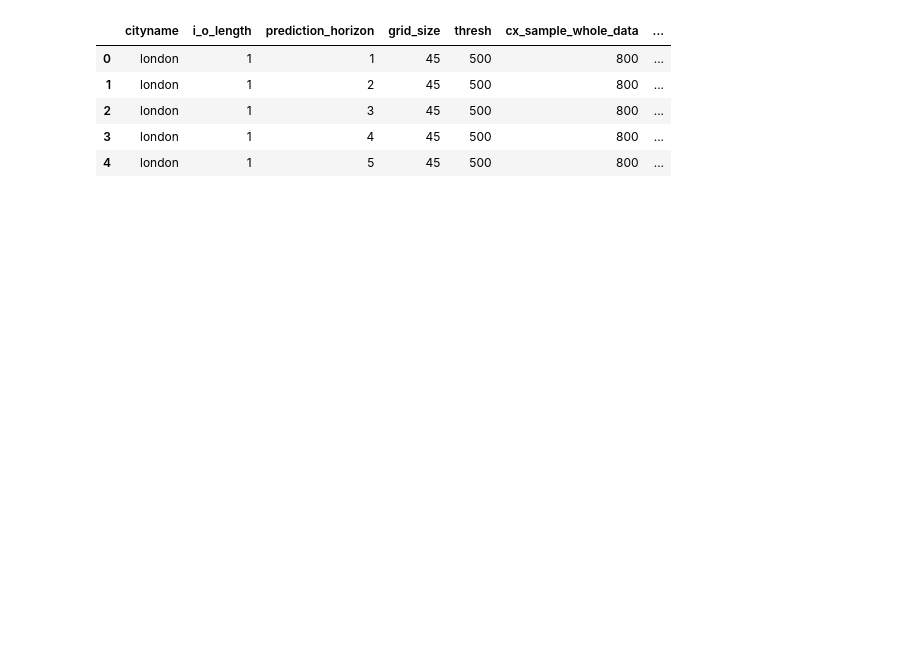
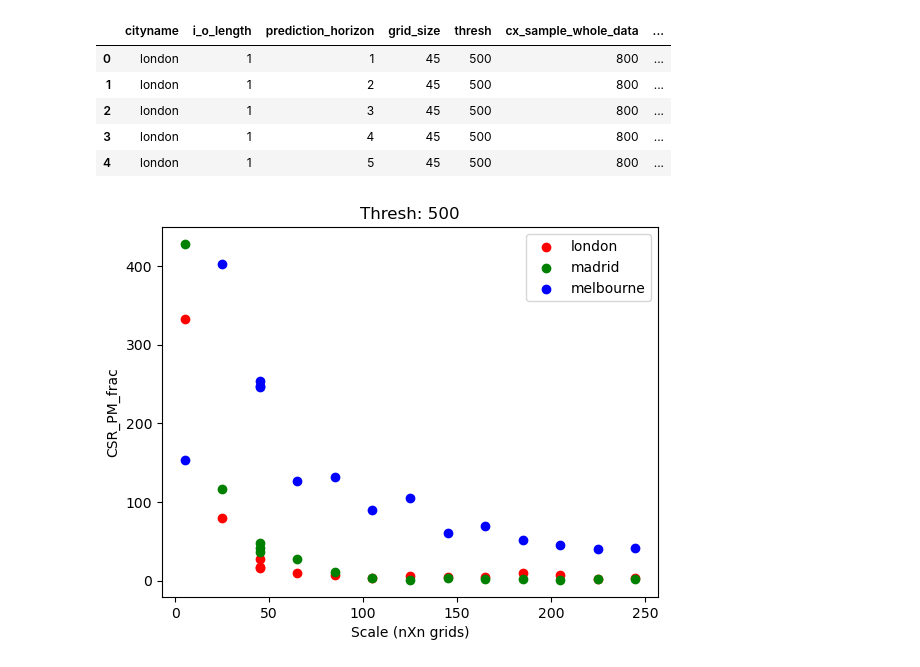
Before and after one commit to mie-lab/Complexity-Aware-Traffic-Prediction, a Jupyter notebook: exploration/CATP/plotting/analyse_PM_csv.ipynb, the cells around one changed output. Cells and saved outputs as stored; diff of their text form; code cells hidden in the pictures; blank space fills up the shorter version.

```diff
--- a/exploration/CATP/plotting/analyse_PM_csv.ipynb
+++ b/exploration/CATP/plotting/analyse_PM_csv.ipynb
@@ -29,10 +29,9 @@ df.head()
 | 3 | london | 1 | 4 | 45 | 500 | 800 | ... |
 | 4 | london | 1 | 5 | 45 | 500 | 800 | ... |
 # %%
-thresh = 1500
 
 # scales
-for thresh in [300, 500, 750, 1000, 1250, 1500]:
+for thresh in [500]:
     for city in config.city_list:
 
         cityname = city.lower()
@@ -42,31 +41,113 @@ for thresh in [300, 500, 750, 1000, 1250, 1500]:
         for scale in config.scales:
             for i_o_length in config.i_o_lengths_def:
                 for pred_horiz in config.pred_horiz_def:
                     filtered_rows = df[    \
                                        (df["i_o_length"]==i_o_length) & \
                                        (df["grid_size"]==scale) & \
                                        (df["prediction_horizon"]==pred_horiz) &\
                                        (df["cityname"]==cityname) &\
                                        (df["thresh"]==thresh)
                                       ]
 
                     if filtered_rows.shape[0] == 1:
                         range_ = [0]
                     else:
                         range_ = list(range(filtered_rows.shape[0]))
-                        sprint (cityname, scale, i_o_length, pred_horiz, filtered_rows.shape)
+                        # sprint (cityname, scale, i_o_length, pred_horiz, filtered_rows.shape)
                         # no worries, will be plotted multiple times # this is three times because of first combination overlap
 
 
                     for i in range_:
                         if cityname in city_label_printed:
                             plt.scatter(scale, filtered_rows.iloc[i].CSR_PM_count, color=city_color[cityname])
                         else:
                             plt.scatter(scale, filtered_rows.iloc[i].CSR_PM_count, color=city_color[cityname], label=cityname)
                             city_label_printed.append(cityname)
 
     plt.title("Thresh: " + str(thresh))
     plt.xlabel("Scale (nXn grids)")
     plt.ylabel("CSR_PM_frac")
     plt.legend()
     plt.show()
+
+
+for thresh in [500]:
+    for city in config.city_list:
+
+        cityname = city.lower()
+
+        city_label_printed = []
+
+        for scale in config.scales:
+            for i_o_length in config.i_o_lengths_def:
+                for pred_horiz in config.pred_horiz_def:
+                    filtered_rows = df[    \
+                                       (df["i_o_length"]==i_o_length) & \
+                                       (df["grid_size"]==scale) & \
+                                       (df["prediction_horizon"]==pred_horiz) &\
+                                       (df["cityname"]==cityname) &\
+                                       (df["thresh"]==thresh)
+                                      ]
+
+                    if filtered_rows.shape[0] == 1:
+                        range_ = [0]
+                    else:
+                        range_ = list(range(filtered_rows.shape[0]))
+                        # sprint (cityname, scale, i_o_length, pred_horiz, filtered_rows.shape)
+                        # no worries, will be plotted multiple times # this is three times because of first combination overlap
+
+
+                    for i in range_:
+                        if cityname in city_label_printed:
+                            plt.scatter(scale, filtered_rows.iloc[i].CSR_PM_no_thresh_median, color=city_color[cityname])
+                        else:
+                            plt.scatter(scale, filtered_rows.iloc[i].CSR_PM_no_thresh_median, color=city_color[cityname], label=cityname)
+                            city_label_printed.append(cityname)
+
+    plt.title("No Thresh")
+    plt.xlabel("Scale (nXn grids)")
+    plt.ylabel("CSR_PM_no_thresh_median")
+    plt.legend()
+    plt.show()
+
+
+for thresh in [500]:
+    for city in config.city_list:
+
+        cityname = city.lower()
+
+        city_label_printed = []
+
+        for scale in config.scales:
+            for i_o_length in config.i_o_lengths_def:
+                for pred_horiz in config.pred_horiz_def:
+                    filtered_rows = df[    \
+                                       (df["i_o_length"]==i_o_length) & \
+                                       (df["grid_size"]==scale) & \
+                                       (df["prediction_horizon"]==pred_horiz) &\
+                                       (df["cityname"]==cityname) &\
+                                       (df["thresh"]==thresh)
+                                      ]
+
+                    if filtered_rows.shape[0] == 1:
+                        range_ = [0]
+                    else:
+                        range_ = list(range(filtered_rows.shape[0]))
+                        # sprint (cityname, scale, i_o_length, pred_horiz, filtered_rows.shape)
+                        # no worries, will be plotted multiple times # this is three times because of first combination overlap
+
+
+                    for i in range_:
+                        if cityname in city_label_printed:
+                            plt.scatter(scale, filtered_rows.iloc[i].CSR_PM_no_thresh_mean, color=city_color[cityname])
+                        else:
+                            plt.scatter(scale, filtered_rows.iloc[i].CSR_PM_no_thresh_mean, color=city_color[cityname], label=cityname)
+                            city_label_printed.append(cityname)
+
+    plt.title("No Thresh")
+    plt.xlabel("Scale (nXn grids)")
+    plt.ylabel("CSR_PM_no_thresh_mean")
+    plt.legend()
+    plt.show()
+# %% [output]
+[figure, added]
```
Also changed, not shown: parts of 4 cells of this notebook, 3 other files.
